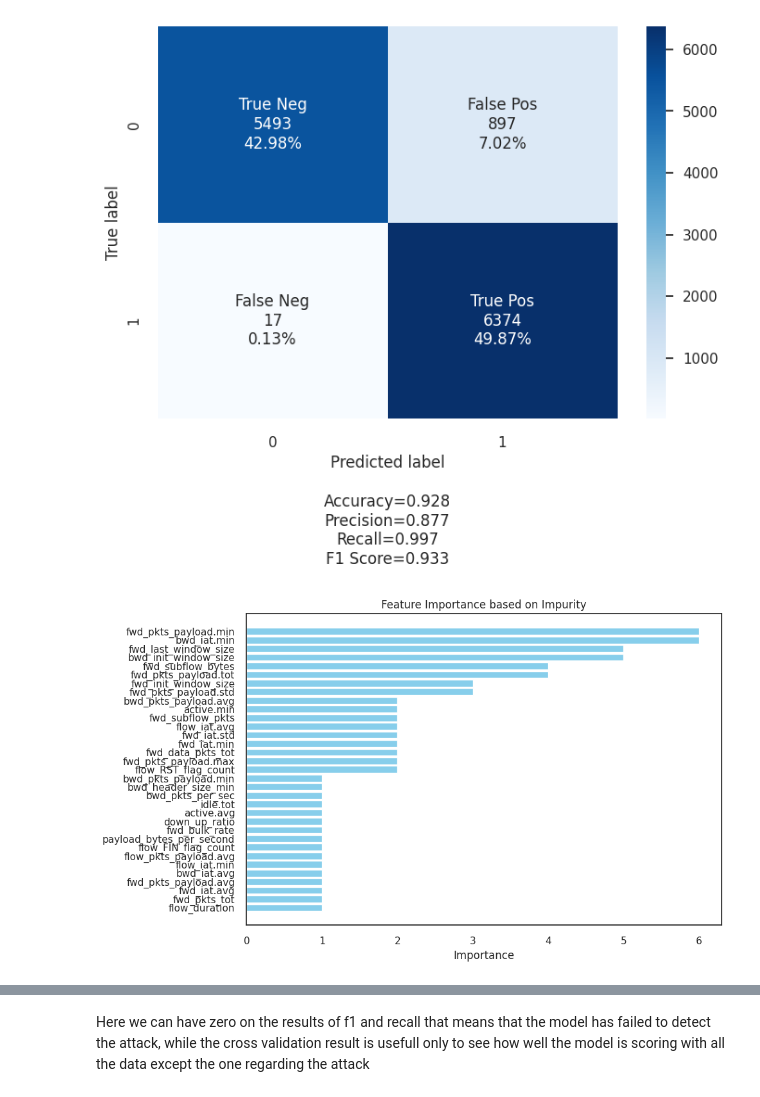
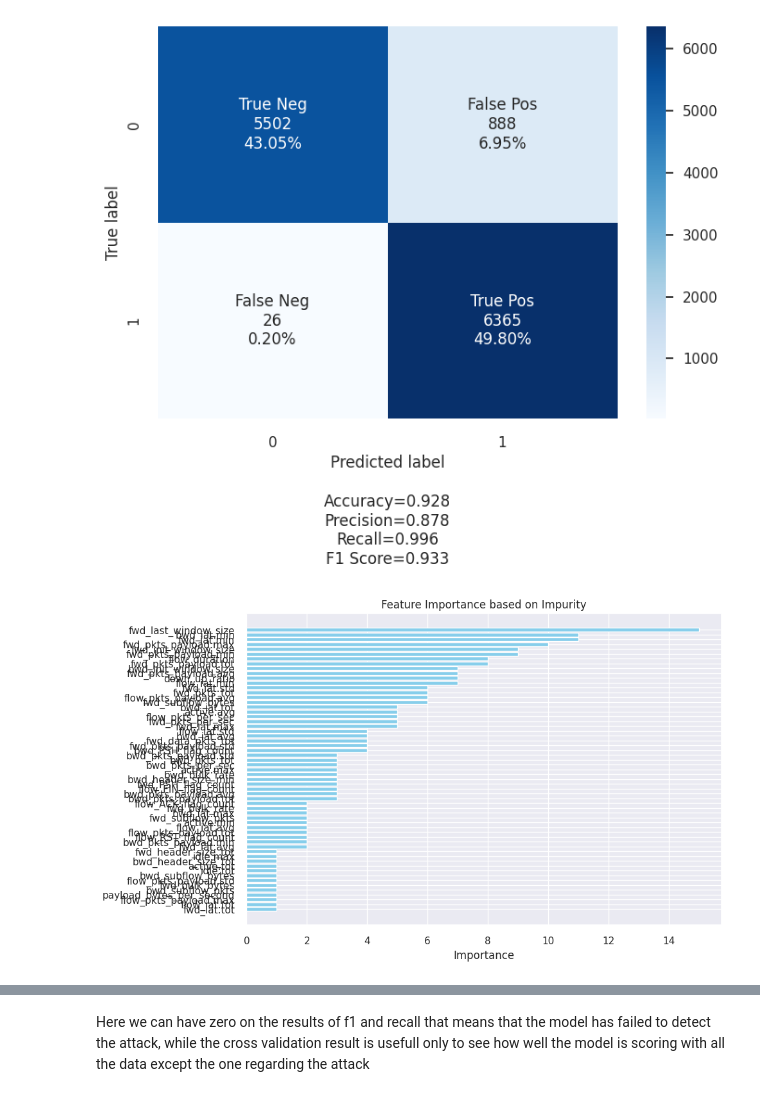
Before and after one commit to ludotosk/tesi, a Jupyter notebook: tesi-xgb.ipynb, the cells around one changed output, grey strips where cells are left out. Saved outputs shown, nothing was run; the diff lists cells and outputs as text; code cells hidden in the pictures.

```diff
--- a/tesi-xgb.ipynb
+++ b/tesi-xgb.ipynb
@@ -113,7 +113,7 @@ gbtree was choosen over dart because is faster and over the linear one because t
 # %%
 params = {
     "n_estimators": 6,
-    "max_depth": 4,
+    "max_depth": 8,
     "learning_rate": 1,
     "booster": 'gbtree',
     "objective": 'binary:logistic',
@@ -210,26 +198,26 @@ for tree_num in range(0,6):
 # %%
 # Get feature importance based on impurity
 impurity_importance = bst.get_booster().get_score(importance_type='weight')
 
 # Convert the dictionary to a DataFrame
 feature_importance_df = pd.DataFrame(list(impurity_importance.items()), columns=['Feature', 'Importance'])
 
 # Sort the DataFrame by importance in descending order
 feature_importance_df = feature_importance_df.sort_values(by='Importance', ascending=False)
 
 # Reset index
 feature_importance_df.reset_index(drop=True, inplace=True)
 
 # Plotting feature importance
-plt.figure(figsize=(10, 6))
+plt.figure(figsize=(20, 12))
 plt.barh(feature_importance_df['Feature'], feature_importance_df['Importance'], color='skyblue')
 plt.xlabel('Importance')
 plt.title('Feature Importance based on Impurity')
 plt.gca().invert_yaxis()  # Invert y-axis to have the most important feature at the top
 plt.tight_layout()
 plt.show()
 # %% [output]
-[figure, old version]
+[figure, new version]
 # %%
 %%time
 
```
Also changed, not shown: parts of 27 cells of this notebook, 16 other files.
